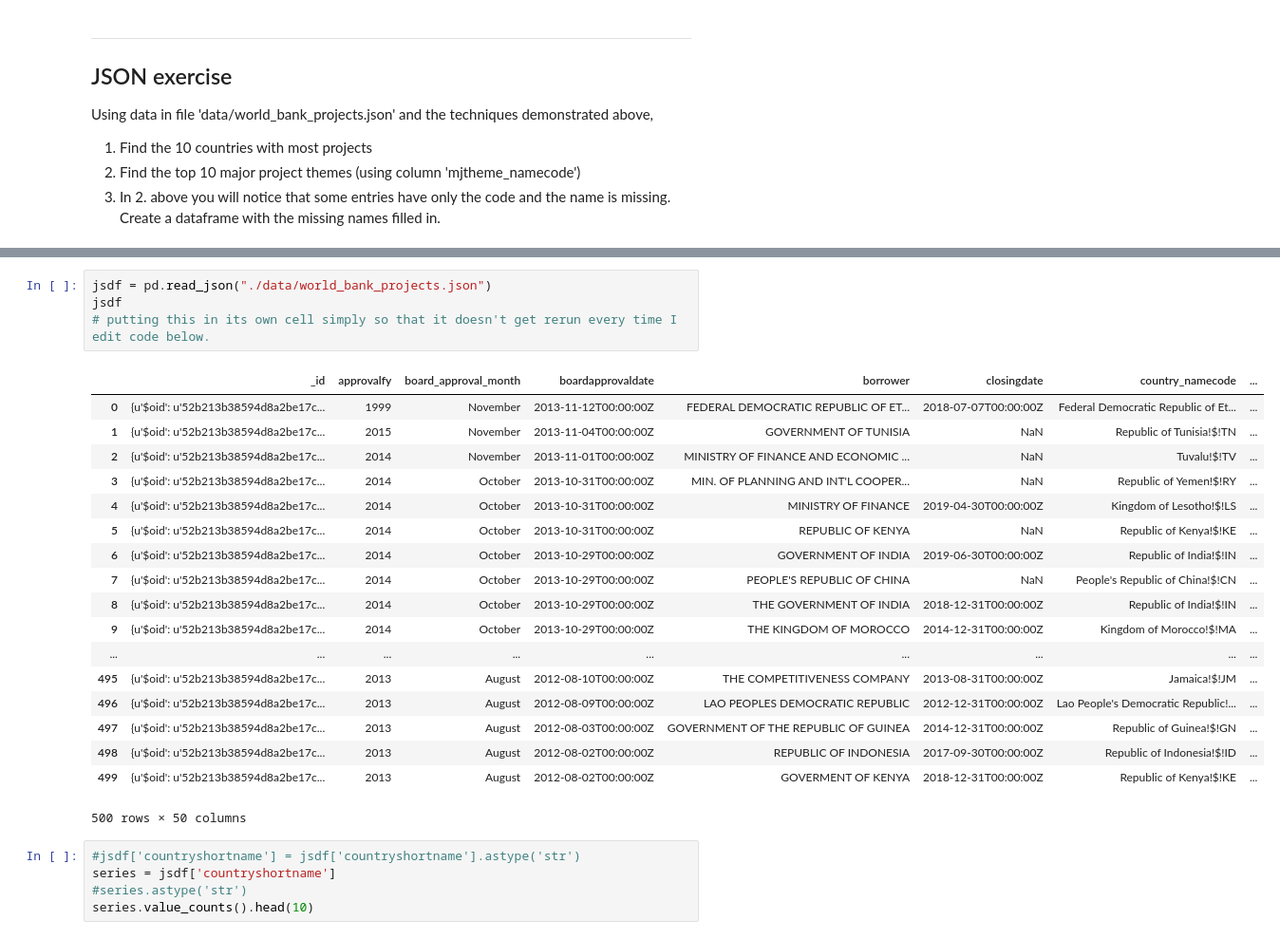
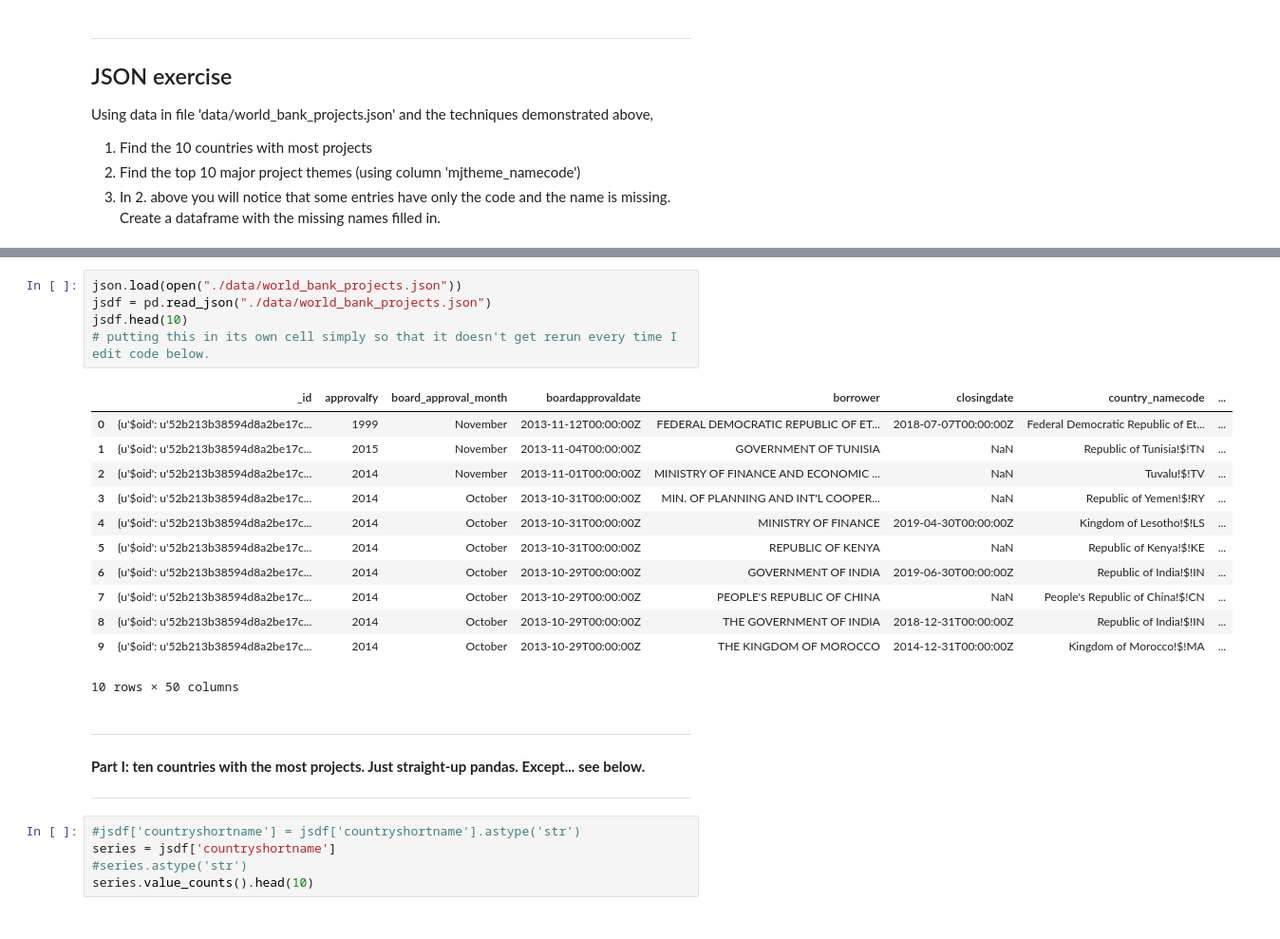
Before and after one commit to satishjasthi/data-science-intensive, a Jupyter notebook: data_wrangling_json/sliderule_dsi_json_exercise.ipynb, the cells around one changed output, grey strips where cells are left out. Shown: that part at 95% size. Saved outputs shown, nothing was run; the diff lists cells and outputs as text.

Commit message:
Finished JSON exercises.

```diff
--- a/data_wrangling_json/sliderule_dsi_json_exercise.ipynb
+++ b/data_wrangling_json/sliderule_dsi_json_exercise.ipynb
@@ -121,26 +101,27 @@ json.load(open("./data/world_bank_projects.json"))
 # %%
+json.load(open("./data/world_bank_projects.json"))
 jsdf = pd.read_json("./data/world_bank_projects.json")
-jsdf
+jsdf.head(10)
 # putting this in its own cell simply so that it doesn't get rerun every time I edit code below.
 # %% [output]
 |  | _id | approvalfy | board_approval_month | boardapprovaldate | borrower | closingdate | country_namecode | ... |
 | 0 | {u'$oid': u'52b213b38594d8a2be17c... | 1999 | November | 2013-11-12T00:00:00Z | FEDERAL DEMOCRATIC REPUBLIC OF ET... | 2018-07-07T00:00:00Z | Federal Democratic Republic of Et... | ... |
 | 1 | {u'$oid': u'52b213b38594d8a2be17c... | 2015 | November | 2013-11-04T00:00:00Z | GOVERNMENT OF TUNISIA | NaN | Republic of Tunisia!$!TN | ... |
 | 2 | {u'$oid': u'52b213b38594d8a2be17c... | 2014 | November | 2013-11-01T00:00:00Z | MINISTRY OF FINANCE AND ECONOMIC ... | NaN | Tuvalu!$!TV | ... |
 | 3 | {u'$oid': u'52b213b38594d8a2be17c... | 2014 | October | 2013-10-31T00:00:00Z | MIN. OF PLANNING AND INT'L COOPER... | NaN | Republic of Yemen!$!RY | ... |
 | 4 | {u'$oid': u'52b213b38594d8a2be17c... | 2014 | October | 2013-10-31T00:00:00Z | MINISTRY OF FINANCE | 2019-04-30T00:00:00Z | Kingdom of Lesotho!$!LS | ... |
 | 5 | {u'$oid': u'52b213b38594d8a2be17c... | 2014 | October | 2013-10-31T00:00:00Z | REPUBLIC OF KENYA | NaN | Republic of Kenya!$!KE | ... |
 | 6 | {u'$oid': u'52b213b38594d8a2be17c... | 2014 | October | 2013-10-29T00:00:00Z | GOVERNMENT OF INDIA | 2019-06-30T00:00:00Z | Republic of India!$!IN | ... |
 | 7 | {u'$oid': u'52b213b38594d8a2be17c... | 2014 | October | 2013-10-29T00:00:00Z | PEOPLE'S REPUBLIC OF CHINA | NaN | People's Republic of China!$!CN | ... |
 | 8 | {u'$oid': u'52b213b38594d8a2be17c... | 2014 | October | 2013-10-29T00:00:00Z | THE GOVERNMENT OF INDIA | 2018-12-31T00:00:00Z | Republic of India!$!IN | ... |
 | 9 | {u'$oid': u'52b213b38594d8a2be17c... | 2014 | October | 2013-10-29T00:00:00Z | THE KINGDOM OF MOROCCO | 2014-12-31T00:00:00Z | Kingdom of Morocco!$!MA | ... |
-| ... | ... | ... | ... | ... | ... | ... | ... | ... |
-| 495 | {u'$oid': u'52b213b38594d8a2be17c... | 2013 | August | 2012-08-10T00:00:00Z | THE COMPETITIVENESS COMPANY | 2013-08-31T00:00:00Z | Jamaica!$!JM | ... |
-| 496 | {u'$oid': u'52b213b38594d8a2be17c... | 2013 | August | 2012-08-09T00:00:00Z | LAO PEOPLES DEMOCRATIC REPUBLIC | 2012-12-31T00:00:00Z | Lao People's Democratic Republic!... | ... |
-| 497 | {u'$oid': u'52b213b38594d8a2be17c... | 2013 | August | 2012-08-03T00:00:00Z | GOVERNMENT OF THE REPUBLIC OF GUINEA | 2014-12-31T00:00:00Z | Republic of Guinea!$!GN | ... |
-| 498 | {u'$oid': u'52b213b38594d8a2be17c... | 2013 | August | 2012-08-02T00:00:00Z | REPUBLIC OF INDONESIA | 2017-09-30T00:00:00Z | Republic of Indonesia!$!ID | ... |
-| 499 | {u'$oid': u'52b213b38594d8a2be17c... | 2013 | August | 2012-08-02T00:00:00Z | GOVERMENT OF KENYA | 2018-12-31T00:00:00Z | Republic of Kenya!$!KE | ... |
-500 rows × 50 columns
+10 rows × 50 columns
+# %% [markdown]
+----
+
+**Part I: ten countries with the most projects. Just straight-up pandas. Except... see below.**
+
+----
 # %%
 #jsdf['countryshortname'] = jsdf['countryshortname'].astype('str')
 series = jsdf['countryshortname']
```
Also changed, not shown: parts of 11 cells of this notebook.
